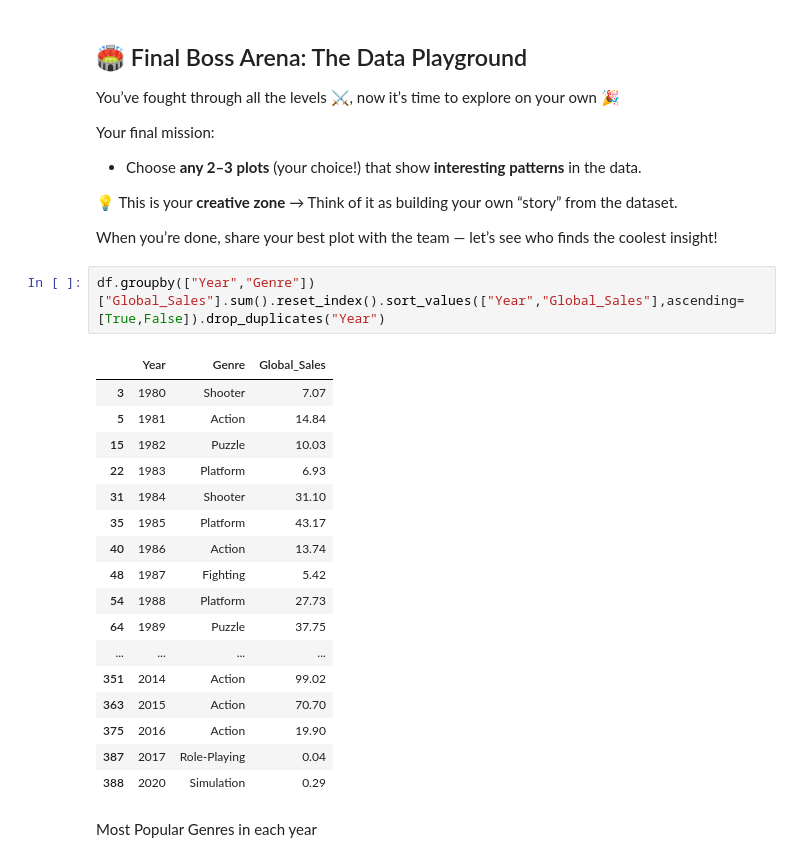
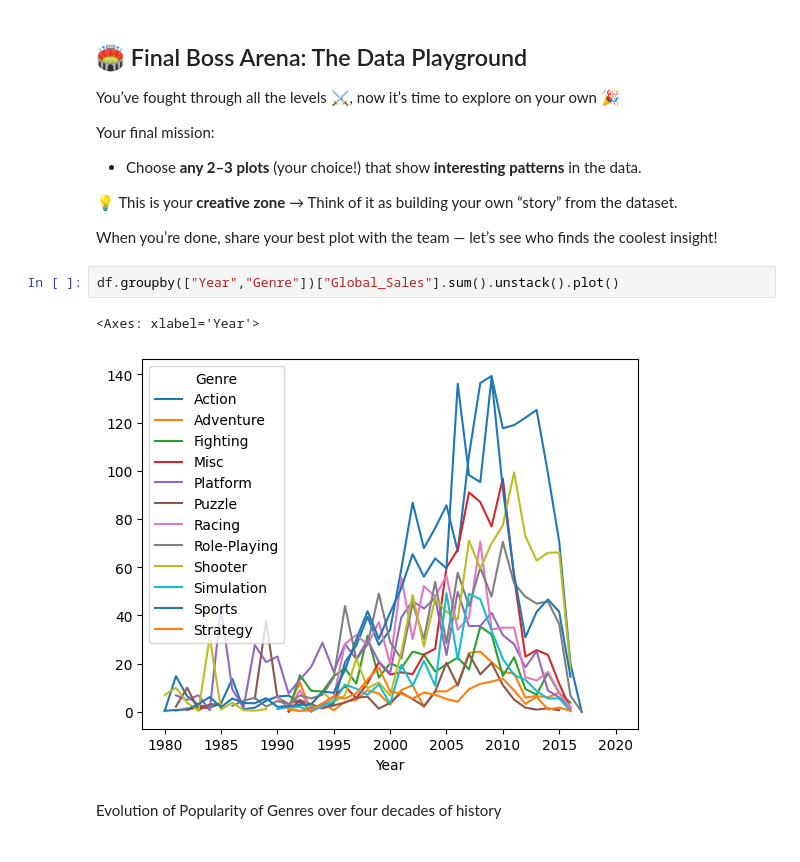
Before and after one commit to VirajSanghavi007/Synapse_Tasks, a Jupyter notebook: interview-task2.ipynb, the cells around one changed output. Cells and saved outputs as stored; diff of their text form.

```diff
--- a/interview-task2.ipynb
+++ b/interview-task2.ipynb
@@ -312,24 +312,9 @@ Your final mission:
 
 When you’re done, share your best plot with the team — let’s see who finds the coolest insight!
 # %%
-df.groupby(["Year","Genre"])["Global_Sales"].sum().reset_index().sort_values(["Year","Global_Sales"],ascending=[True,False]).drop_duplicates("Year")
+df.groupby(["Year","Genre"])["Global_Sales"].sum().unstack().plot()
 # %% [output]
-|  | Year | Genre | Global_Sales |
-| 3 | 1980 | Shooter | 7.07 |
-| 5 | 1981 | Action | 14.84 |
-| 15 | 1982 | Puzzle | 10.03 |
-| 22 | 1983 | Platform | 6.93 |
-| 31 | 1984 | Shooter | 31.10 |
-| 35 | 1985 | Platform | 43.17 |
-| 40 | 1986 | Action | 13.74 |
-| 48 | 1987 | Fighting | 5.42 |
-| 54 | 1988 | Platform | 27.73 |
-| 64 | 1989 | Puzzle | 37.75 |
-| ... | ... | ... | ... |
-| 351 | 2014 | Action | 99.02 |
-| 363 | 2015 | Action | 70.70 |
-| 375 | 2016 | Action | 19.90 |
-| 387 | 2017 | Role-Playing | 0.04 |
-| 388 | 2020 | Simulation | 0.29 |
+<Axes: xlabel='Year'>
+[figure, added]
-# %% [markdown]
-Most Popular Genres in each year
+# %% [markdown]
+Evolution of Popularity of Genres over four decades of history
```
